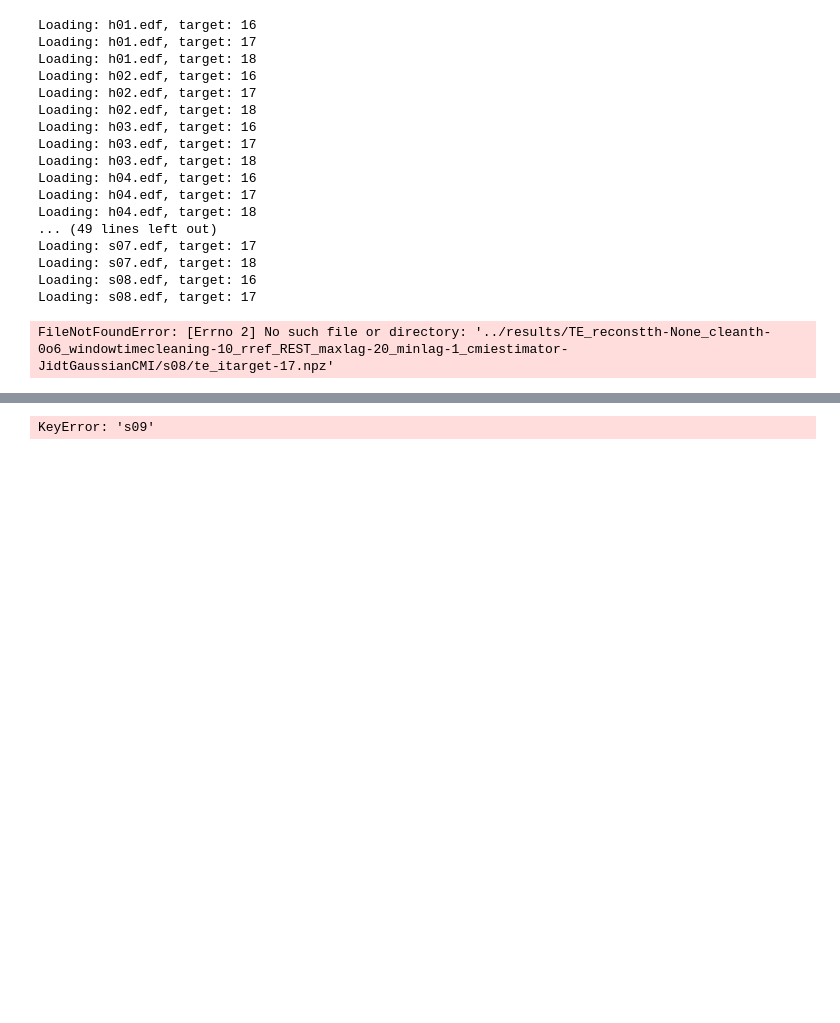
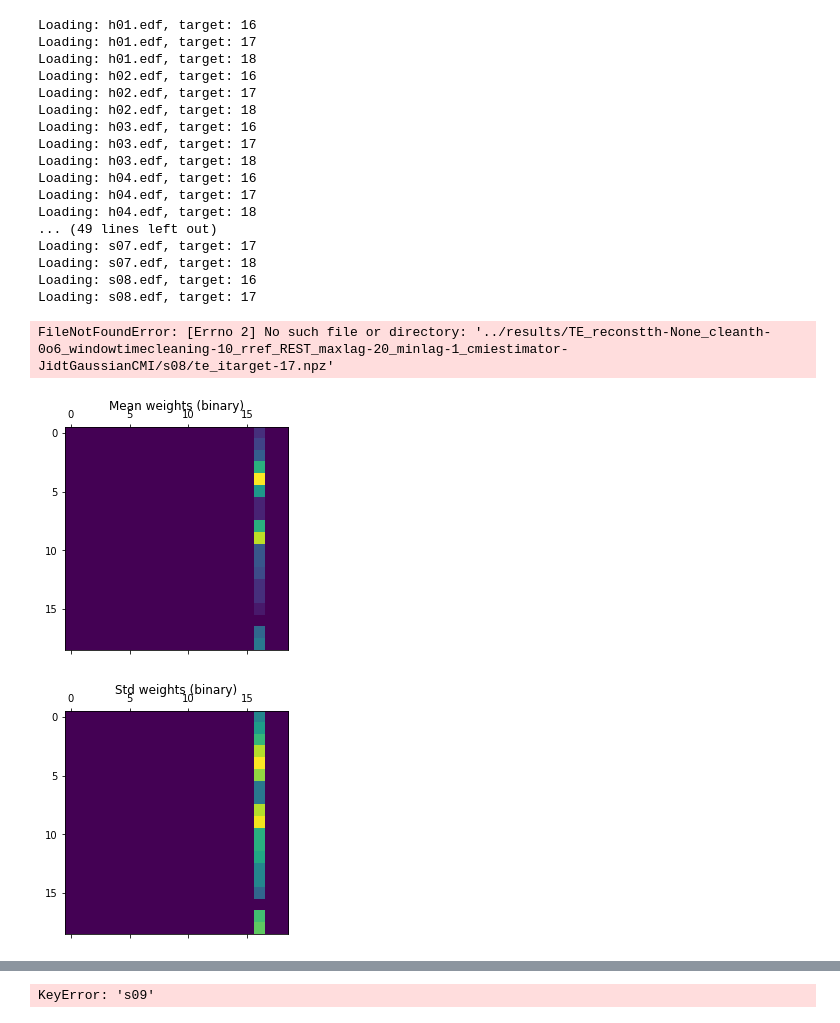
Before and after one commit to cjotade/dynamicinfo-eeg, a Jupyter notebook: src/plot_results_TE.ipynb, the cells around one changed output, grey strips where cells are left out. Drawn from its saved outputs; the diff is of its cells as text; code cells hidden in the pictures; blank space fills up the shorter version.

```diff
--- a/src/plot_results_TE.ipynb
+++ b/src/plot_results_TE.ipynb
@@ -233,2 +235,10 @@ def final_matrix(sub, channel, plot_mean = False, plot_std = False):
     return all_matrix_mean, all_matrix_std
+# %%
+# try just one subject
+w = 'binary'
+mm, ms, e= matrix_weights_stats(res_ch['h01']['16'], w, True, True)
+#print(mm.shape)
+# %% [output]
+[figure, added]
+[figure, added]
 # %%
```
Also changed, not shown: parts of 3 cells of this notebook.
